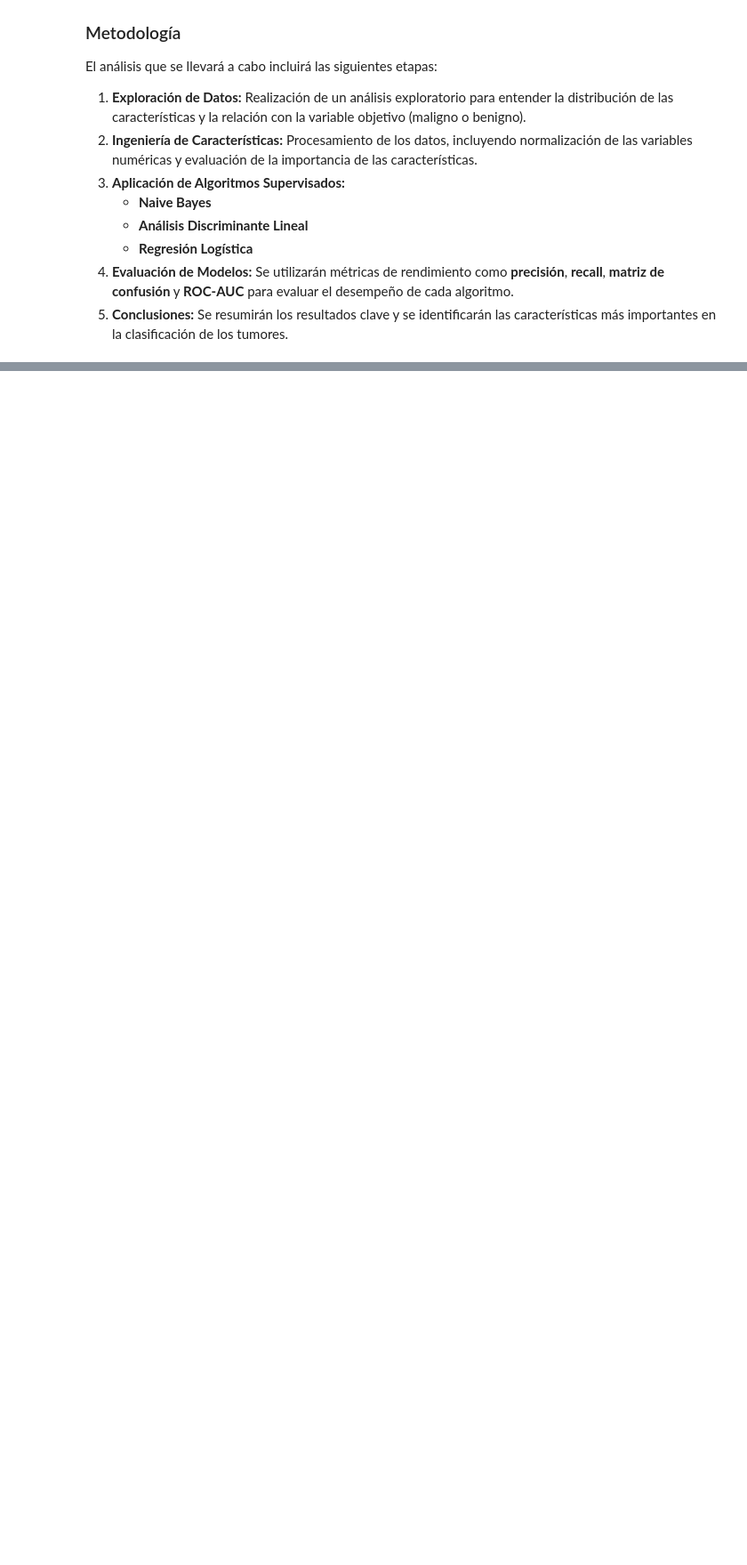
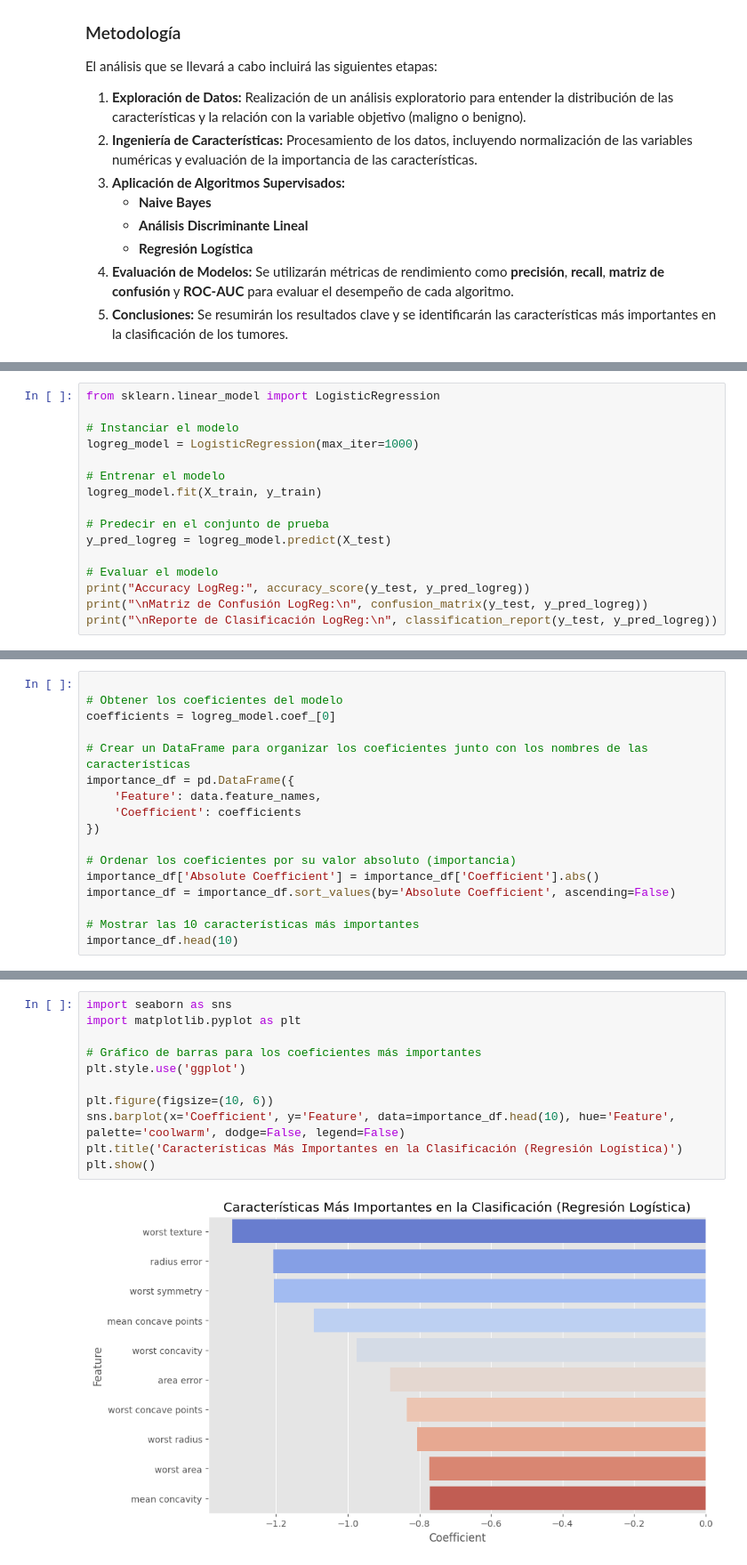
Before and after one commit to Godoca2/Machine-Learning, a Jupyter notebook: Scripts/ML_Lab3_DataSet_breast_cancer.ipynb, the cells around one changed output, grey strips where cells are left out. Shown at 89% size. Drawn from its saved outputs; the diff is of its cells as text; blank space fills up the shorter version.

```diff
--- a/Scripts/ML_Lab3_DataSet_breast_cancer.ipynb
+++ b/Scripts/ML_Lab3_DataSet_breast_cancer.ipynb
@@ -41,0 +255,16 @@ El análisis que se llevará a cabo incluirá las siguientes etapas:
+# %%
+from sklearn.linear_model import LogisticRegression
+
+# Instanciar el modelo
+logreg_model = LogisticRegression(max_iter=1000)
+
+# Entrenar el modelo
+logreg_model.fit(X_train, y_train)
+
+# Predecir en el conjunto de prueba
+y_pred_logreg = logreg_model.predict(X_test)
+
+# Evaluar el modelo
+print("Accuracy LogReg:", accuracy_score(y_test, y_pred_logreg))
+print("\nMatriz de Confusión LogReg:\n", confusion_matrix(y_test, y_pred_logreg))
+print("\nReporte de Clasificación LogReg:\n", classification_report(y_test, y_pred_logreg))
@@ -41,0 +289,17 @@ El análisis que se llevará a cabo incluirá las siguientes etapas:
+# %%
+
+# Obtener los coeficientes del modelo
+coefficients = logreg_model.coef_[0]
+
+# Crear un DataFrame para organizar los coeficientes junto con los nombres de las características
+importance_df = pd.DataFrame({
+    'Feature': data.feature_names,
+    'Coefficient': coefficients
+})
+
+# Ordenar los coeficientes por su valor absoluto (importancia)
+importance_df['Absolute Coefficient'] = importance_df['Coefficient'].abs()
+importance_df = importance_df.sort_values(by='Absolute Coefficient', ascending=False)
+
+# Mostrar las 10 características más importantes
+importance_df.head(10)
@@ -41,0 +320,13 @@ El análisis que se llevará a cabo incluirá las siguientes etapas:
+# %%
+import seaborn as sns
+import matplotlib.pyplot as plt
+
+# Gráfico de barras para los coeficientes más importantes
+plt.style.use('ggplot')
+
+plt.figure(figsize=(10, 6))
+sns.barplot(x='Coefficient', y='Feature', data=importance_df.head(10), hue='Feature', palette='coolwarm', dodge=False, legend=False)
+plt.title('Características Más Importantes en la Clasificación (Regresión Logística)')
+plt.show()
+# %% [output]
+[figure, added]
```
Also changed, not shown: parts of 30 cells of this notebook.
